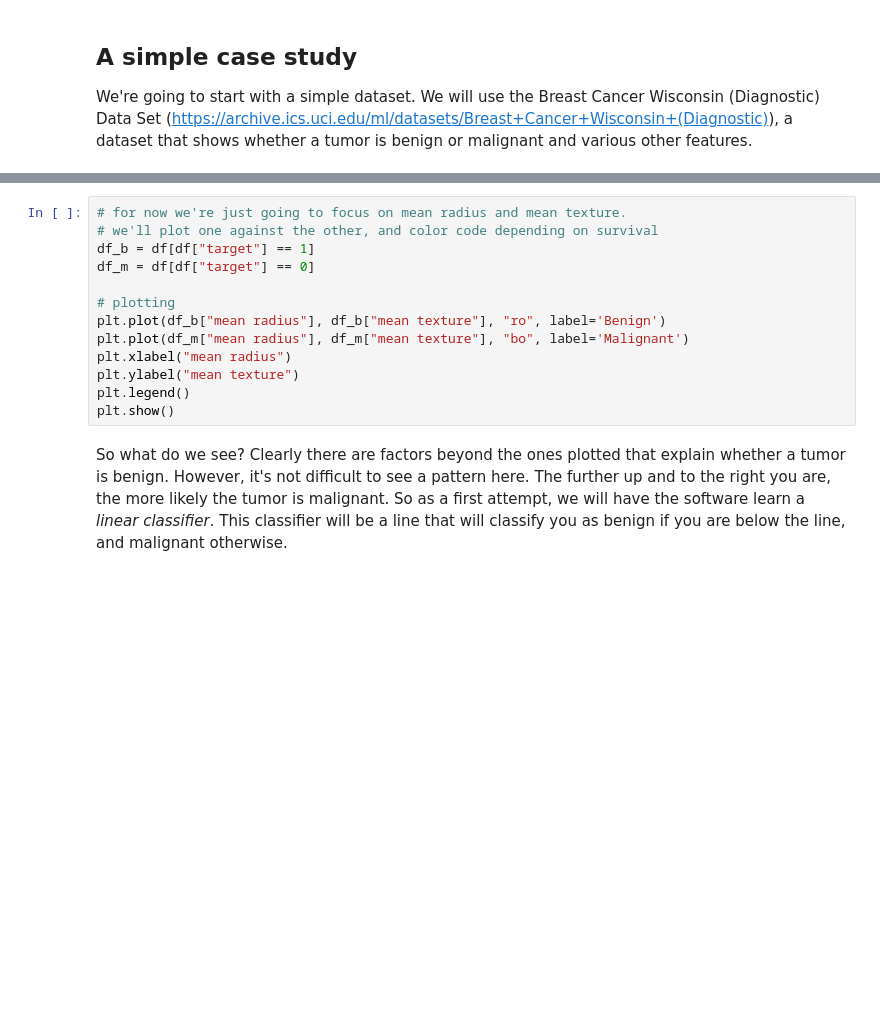
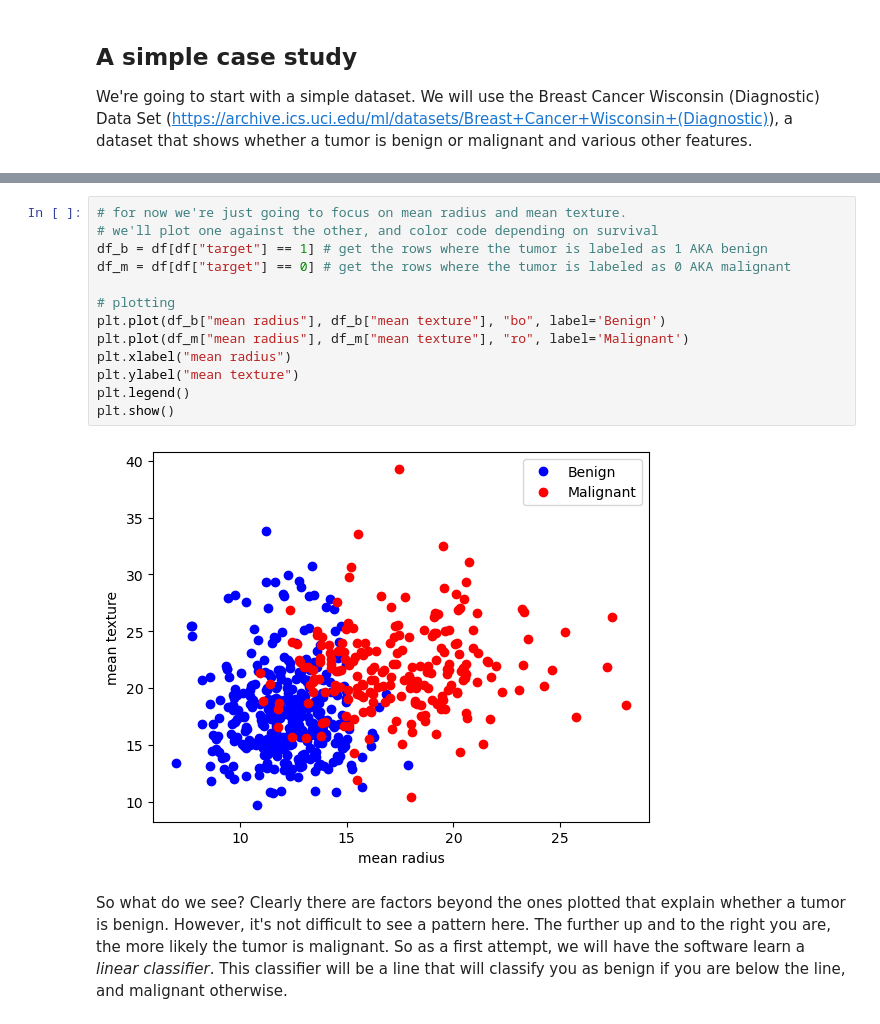
Before and after one commit to axiao19/08-Intro_to_deep_learning, a Jupyter notebook: 08a-Intro-to-AI-ML.ipynb, the cells around one changed output, grey strips where cells are left out. Drawn from its saved outputs; the diff is of its cells as text; blank space fills up the shorter version.

```diff
--- a/08a-Intro-to-AI-ML.ipynb
+++ b/08a-Intro-to-AI-ML.ipynb
@@ -45,16 +59,18 @@ df
 # %%
 # for now we're just going to focus on mean radius and mean texture.
 # we'll plot one against the other, and color code depending on survival
-df_b = df[df["target"] == 1]
-df_m = df[df["target"] == 0]
+df_b = df[df["target"] == 1] # get the rows where the tumor is labeled as 1 AKA benign
+df_m = df[df["target"] == 0] # get the rows where the tumor is labeled as 0 AKA malignant
 
 # plotting
-plt.plot(df_b["mean radius"], df_b["mean texture"], "ro", label='Benign')
-plt.plot(df_m["mean radius"], df_m["mean texture"], "bo", label='Malignant')
+plt.plot(df_b["mean radius"], df_b["mean texture"], "bo", label='Benign')
+plt.plot(df_m["mean radius"], df_m["mean texture"], "ro", label='Malignant')
 plt.xlabel("mean radius")
 plt.ylabel("mean texture")
 plt.legend()
 plt.show()
+# %% [output]
+[figure, added]
 # %% [markdown]
 So what do we see? Clearly there are factors beyond the ones plotted that explain whether a tumor is benign. However, it's not difficult to see a pattern here. The further up and to the right you are, the more likely the tumor is malignant. So as a first attempt, we will have the software learn a *linear classifier*. This classifier will be a line that will classify you as benign if you are below the line, and malignant otherwise.
 # %%
```
Also changed, not shown: parts of 13 cells of this notebook.
